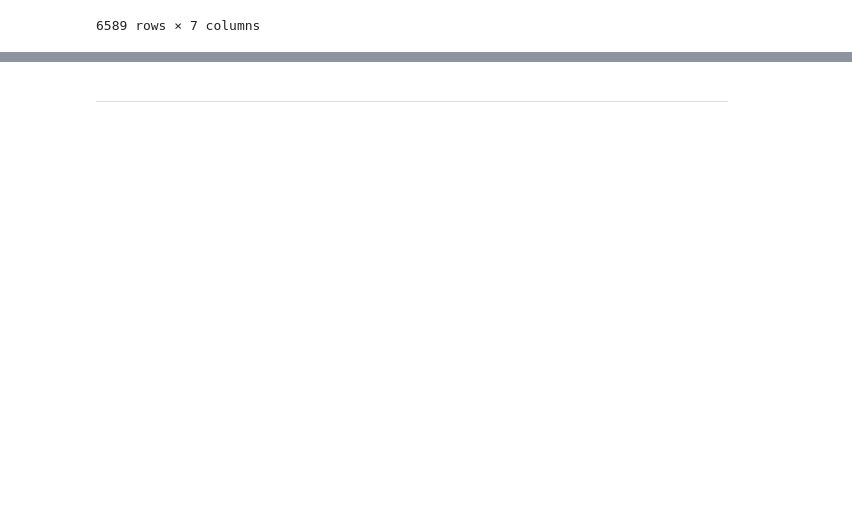
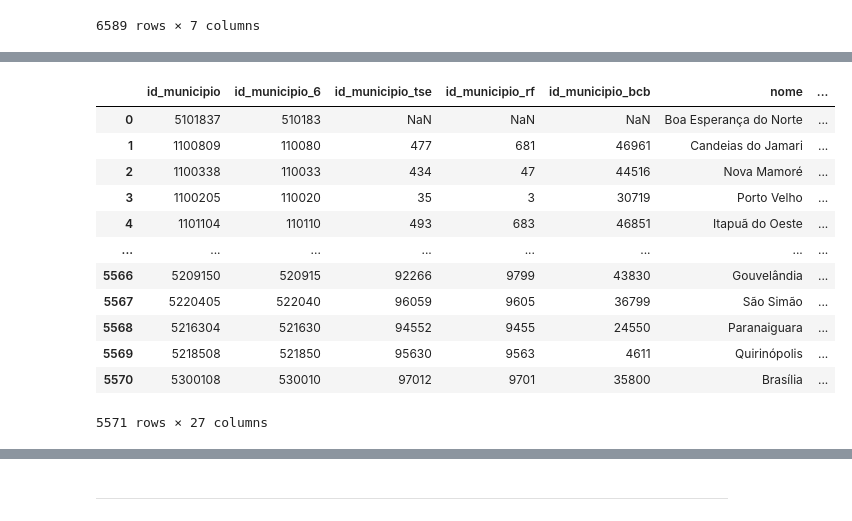
Before and after one commit to jsnpereira-datascience/prouni-analytics, a Jupyter notebook: notebook/data_processing.ipynb, the cells around one changed output, grey strips where cells are left out. Drawn from its saved outputs; the diff is of its cells as text; code cells hidden in the pictures; blank space fills up the shorter version.

```diff
--- a/notebook/data_processing.ipynb
+++ b/notebook/data_processing.ipynb
@@ -35 +55,18 @@ dados_ies
+# %%
+data_cities = file.load(file_path='../data/raw/dados_municipio.csv',sep=',')
+data_cities
+# %% [output]
+|  | id_municipio | id_municipio_6 | id_municipio_tse | id_municipio_rf | id_municipio_bcb | nome | ... |
+| 0 | 5101837 | 510183 | NaN | NaN | NaN | Boa Esperança do Norte | ... |
+| 1 | 1100809 | 110080 | 477 | 681 | 46961 | Candeias do Jamari | ... |
+| 2 | 1100338 | 110033 | 434 | 47 | 44516 | Nova Mamoré | ... |
+| 3 | 1100205 | 110020 | 35 | 3 | 30719 | Porto Velho | ... |
+| 4 | 1101104 | 110110 | 493 | 683 | 46851 | Itapuã do Oeste | ... |
+| ... | ... | ... | ... | ... | ... | ... | ... |
+| 5566 | 5209150 | 520915 | 92266 | 9799 | 43830 | Gouvelândia | ... |
+| 5567 | 5220405 | 522040 | 96059 | 9605 | 36799 | São Simão | ... |
+| 5568 | 5216304 | 521630 | 94552 | 9455 | 24550 | Paranaiguara | ... |
+| 5569 | 5218508 | 521850 | 95630 | 9563 | 4611 | Quirinópolis | ... |
+| 5570 | 5300108 | 530010 | 97012 | 9701 | 35800 | Brasília | ... |
+5571 rows × 27 columns
 # %%
```
Also changed, not shown: parts of 33 cells of this notebook, 3 other files.
